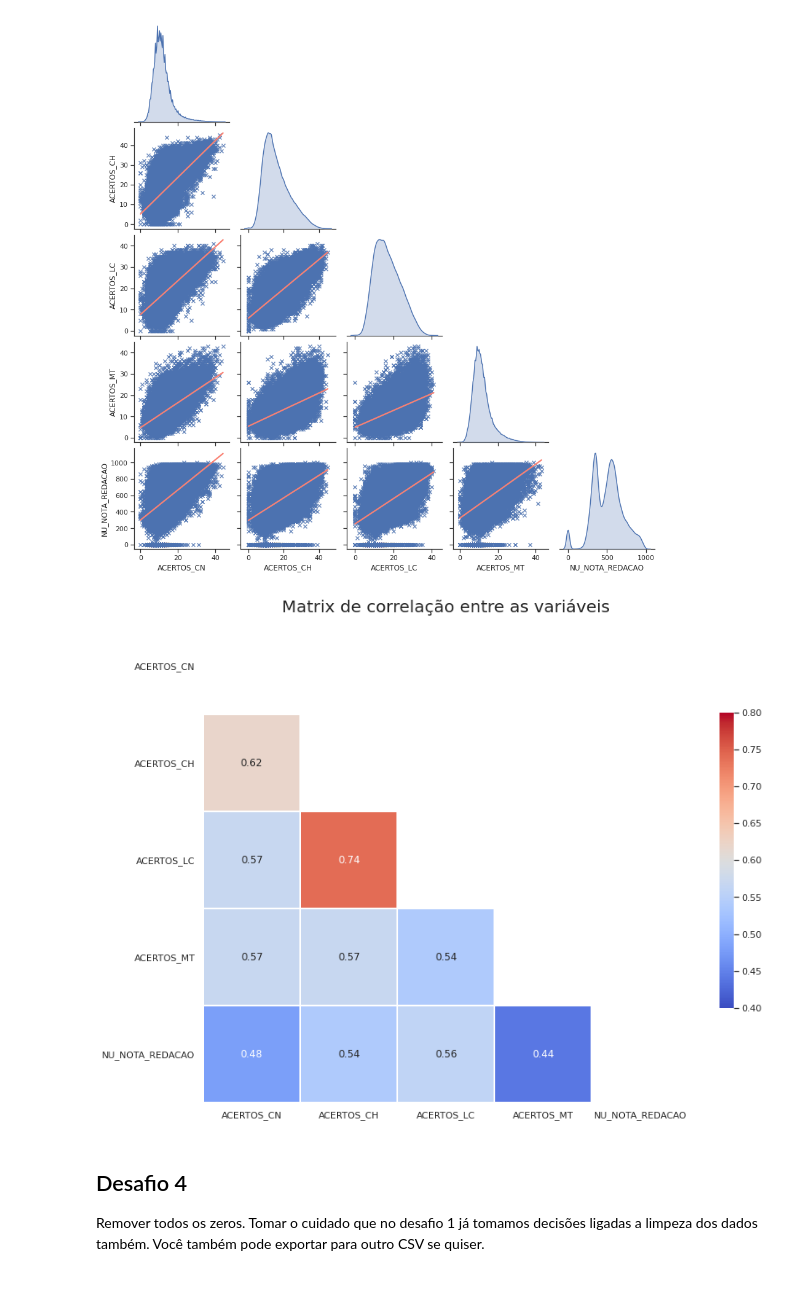
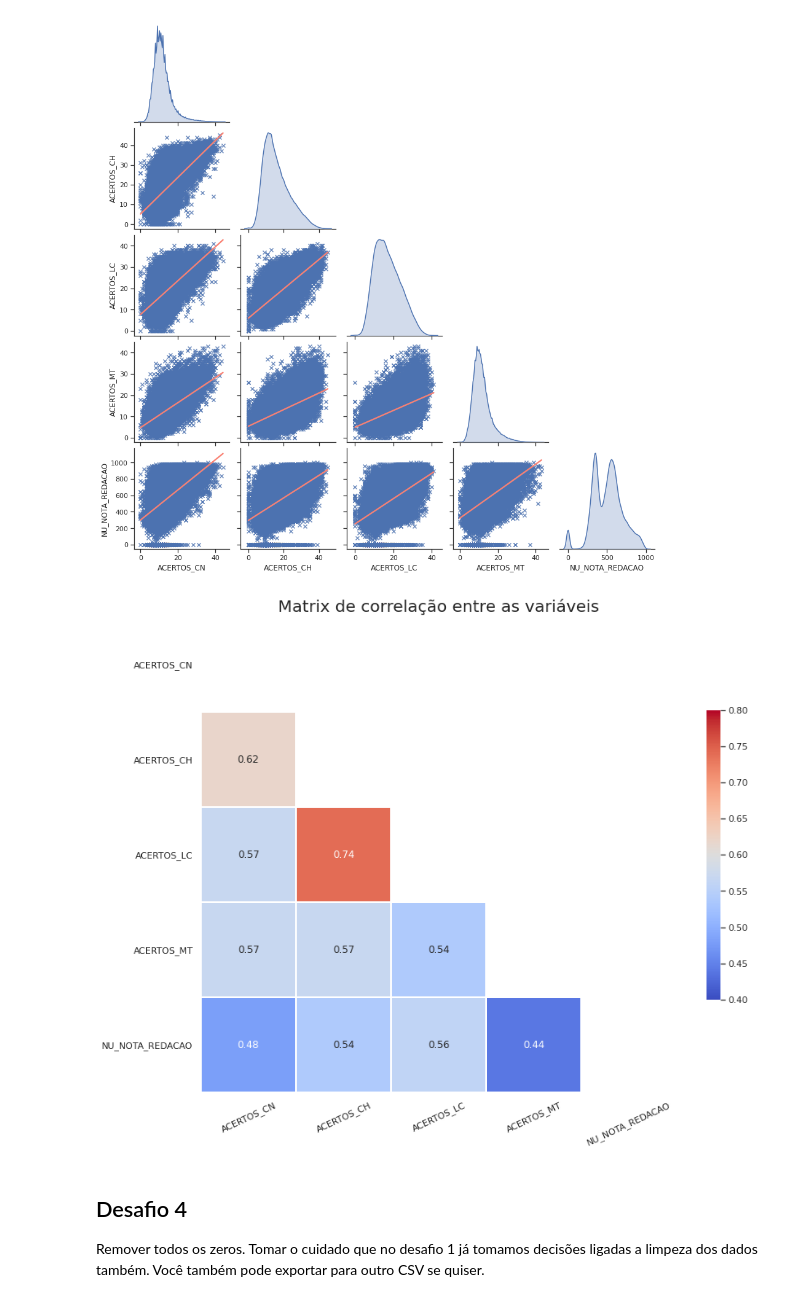
Before and after one commit to guilhermeribg/QuarentenaDados-1, a Jupyter notebook: aula04.ipynb, the cells around one changed output. Drawn from its saved outputs; the diff is of its cells as text; code cells hidden in the pictures.

```diff
--- a/aula04.ipynb
+++ b/aula04.ipynb
@@ -198,35 +202,35 @@ Quantidade de questões corretas e nota da redação e suas correlações entre
 # %%
 # Configuando o estilo
 sns.set(style='whitegrid')
 
 # Criando uma matriz de correlação com os dados do DataFrame "acertos"
 correlacao = acertos.corr().round(2)
 
 # Criando uma matriz triangular superior
 mask = np.zeros_like(correlacao)
 mask[np.triu_indices_from(mask)] = True
 
 # Configurando o tamenho da figura
 f, ax = plt.subplots(figsize=(13,13))
 
 # Gerando um mapa de cores divergente personalizado
 #cmap = sns.diverging_palette(220, 20, sep=20, as_cmap=True)
 
 # Desenhando o heatmap com a matriz de correlação utilizando a máscara criada
 ax = sns.heatmap(correlacao, mask=mask, vmax=0.8, vmin=0.4,
             square=True, linewidth=.9, cbar_kws={'shrink': .5},
             cmap='coolwarm', annot=True)
 
 # Configurando o título do gráfico
 plt.title('Matrix de correlação entre as variáveis', fontsize=20)
 
-# Rotacionando os labels para deixá-los na horizontal
+# Rotacionando os labels para deixá-los na horizontal(labals do eixo y) / diagonal (labels do eixo x)
 plt.yticks(rotation=0)
-#plt.xticks(rotation=25)
+plt.xticks(rotation=25)
 
 plt.show()
 # %% [output]
-[figure, old version]
+[figure, new version]
 # %% [markdown]
 ## Desafio 4
 Remover todos os zeros. Tomar o cuidado que no desafio 1 já tomamos decisões ligadas a limpeza dos dados também. Você também pode exportar para outro CSV se quiser.
```
Also changed, not shown: parts of 1 cell of this notebook.
